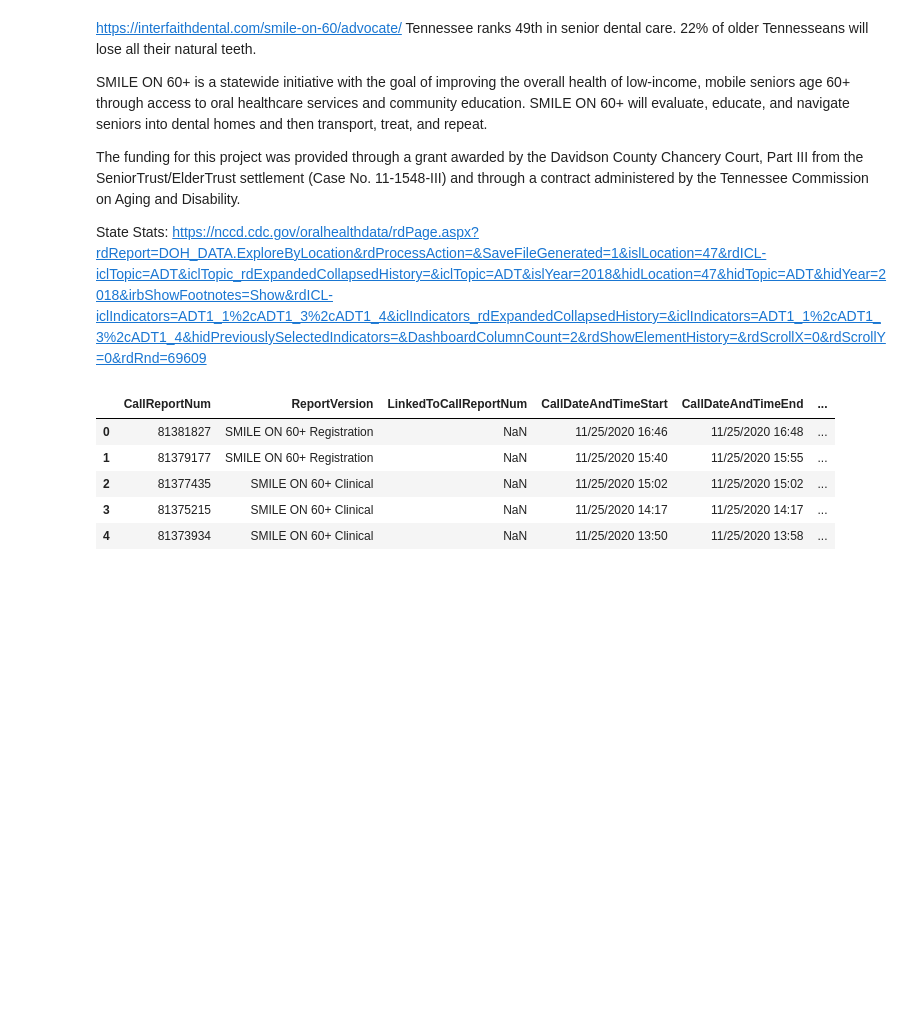
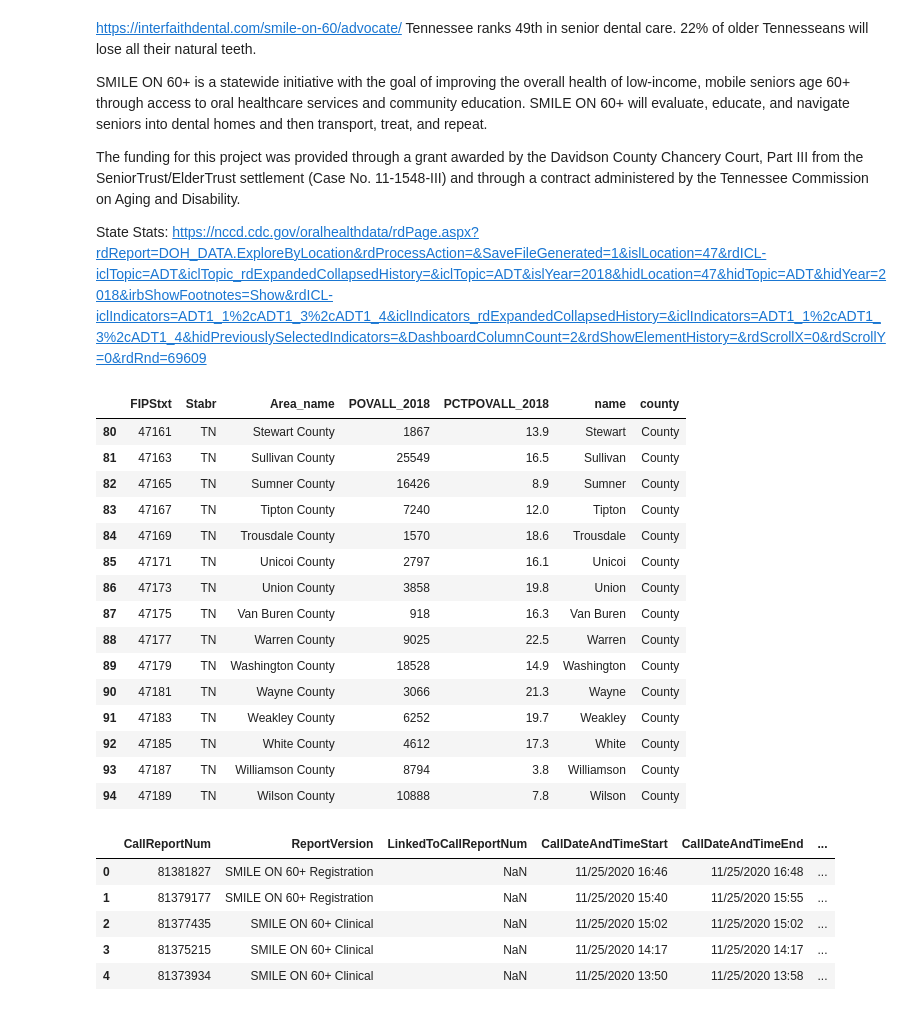
Before and after one commit to bsfcs/smile-on-spiderman, a Jupyter notebook: notebooks/smile_on.ipynb, the cells around one changed output. Drawn from its saved outputs; the diff is of its cells as text; code cells hidden in the pictures; blank space fills up the shorter version.

```diff
--- a/notebooks/smile_on.ipynb
+++ b/notebooks/smile_on.ipynb
@@ -21,3 +23,28 @@ State Stats: https://nccd.cdc.gov/oralhealthdata/rdPage.aspx?rdReport=DOH_DATA.E
+# %%
+TN_poverty = pd.read_excel('../data/PovertyEstimates.xls')
+
+MapLocSplit = TN_poverty["Area_name"].str.rsplit(" ", n = 1, expand = True)
+TN_poverty["name"]= MapLocSplit[0]
+TN_poverty["county"]= MapLocSplit[1]
+
+TN_poverty.tail(15)
+# %% [output]
+|  | FIPStxt | Stabr | Area_name | POVALL_2018 | PCTPOVALL_2018 | name | county |
+| 80 | 47161 | TN | Stewart County | 1867 | 13.9 | Stewart | County |
+| 81 | 47163 | TN | Sullivan County | 25549 | 16.5 | Sullivan | County |
+| 82 | 47165 | TN | Sumner County | 16426 | 8.9 | Sumner | County |
+| 83 | 47167 | TN | Tipton County | 7240 | 12.0 | Tipton | County |
+| 84 | 47169 | TN | Trousdale County | 1570 | 18.6 | Trousdale | County |
+| 85 | 47171 | TN | Unicoi County | 2797 | 16.1 | Unicoi | County |
+| 86 | 47173 | TN | Union County | 3858 | 19.8 | Union | County |
+| 87 | 47175 | TN | Van Buren County | 918 | 16.3 | Van Buren | County |
+| 88 | 47177 | TN | Warren County | 9025 | 22.5 | Warren | County |
+| 89 | 47179 | TN | Washington County | 18528 | 14.9 | Washington | County |
+| 90 | 47181 | TN | Wayne County | 3066 | 21.3 | Wayne | County |
+| 91 | 47183 | TN | Weakley County | 6252 | 19.7 | Weakley | County |
+| 92 | 47185 | TN | White County | 4612 | 17.3 | White | County |
+| 93 | 47187 | TN | Williamson County | 8794 | 3.8 | Williamson | County |
+| 94 | 47189 | TN | Wilson County | 10888 | 7.8 | Wilson | County |
 # %%
 smileon_full = pd.read_csv('../data/SmileOn11.28.2020.csv', skiprows=2, encoding='ISO-8859-1')
 
```
Also changed, not shown: parts of 22 cells of this notebook.
